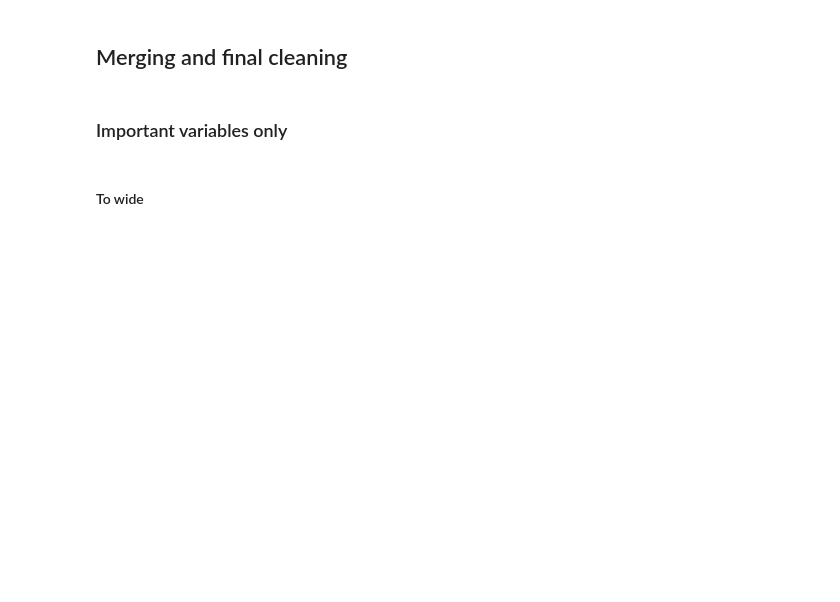
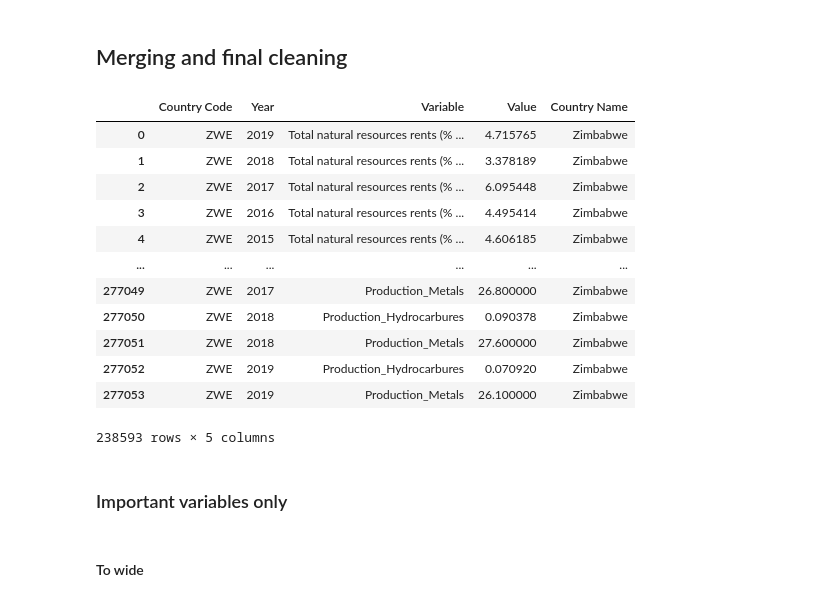
Before and after one commit to AyaanTigdikar/Capstone, a Jupyter notebook: code/1_cleaning_master_data.ipynb, the cells around one changed output. Saved outputs shown, nothing was run; the diff lists cells and outputs as text; code cells hidden in the pictures; blank space fills up the shorter version.

```diff
--- a/code/1_cleaning_master_data.ipynb
+++ b/code/1_cleaning_master_data.ipynb
@@ -493,7 +567,7 @@ cepii_df = (pd.read_excel(url,  sheet_name='geo_cepii')).rename(columns={'iso3':
 # %% [markdown]
 ## Merging and final cleaning
 # %%
-final_df = pd.concat([wb_df, eci_df, imf_df, imf_icsd_df, vdem_df, pwt_df, cepii_df])
+final_df = pd.concat([wb_df, eci_df, imf_df, imf_icsd_df, vdem_df, pwt_df, cepii_df, production])
 
 # Variable renames
 rename_map = {
@@ -602,6 +676,22 @@ not_countries = [
     "PYF",  # French Polynesia
 ]
 final_df = final_df[~final_df["Country Code"].isin(not_countries)]
+# %%
+final_df
+# %% [output]
+|  | Country Code | Year | Variable | Value | Country Name |
+| 0 | ZWE | 2019 | Total natural resources rents (% ... | 4.715765 | Zimbabwe |
+| 1 | ZWE | 2018 | Total natural resources rents (% ... | 3.378189 | Zimbabwe |
+| 2 | ZWE | 2017 | Total natural resources rents (% ... | 6.095448 | Zimbabwe |
+| 3 | ZWE | 2016 | Total natural resources rents (% ... | 4.495414 | Zimbabwe |
+| 4 | ZWE | 2015 | Total natural resources rents (% ... | 4.606185 | Zimbabwe |
+| ... | ... | ... | ... | ... | ... |
+| 277049 | ZWE | 2017 | Production_Metals | 26.800000 | Zimbabwe |
+| 277050 | ZWE | 2018 | Production_Hydrocarbures | 0.090378 | Zimbabwe |
+| 277051 | ZWE | 2018 | Production_Metals | 27.600000 | Zimbabwe |
+| 277052 | ZWE | 2019 | Production_Hydrocarbures | 0.070920 | Zimbabwe |
+| 277053 | ZWE | 2019 | Production_Metals | 26.100000 | Zimbabwe |
+238593 rows × 5 columns
 # %% [markdown]
 ### Important variables only
 # %%
```
Also changed, not shown: parts of 4 cells of this notebook, 2 other files.
